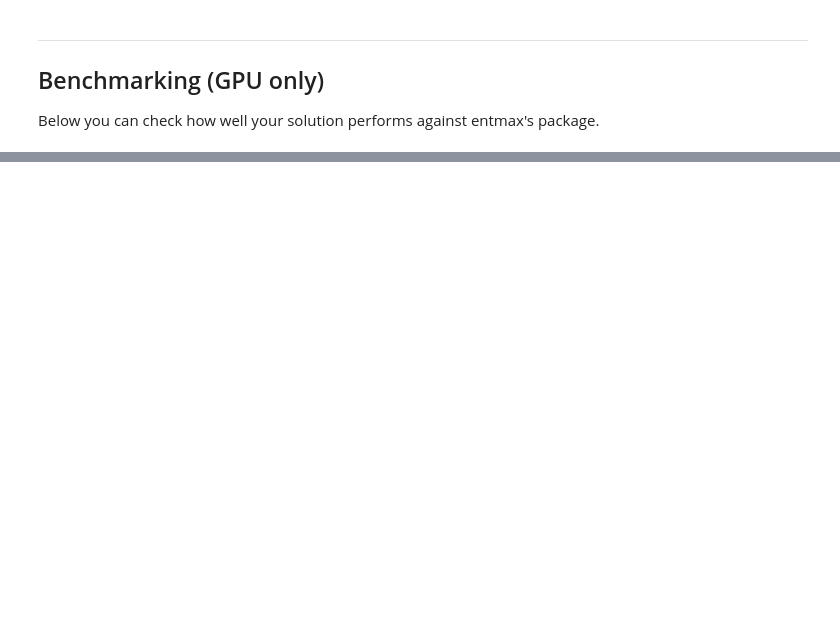
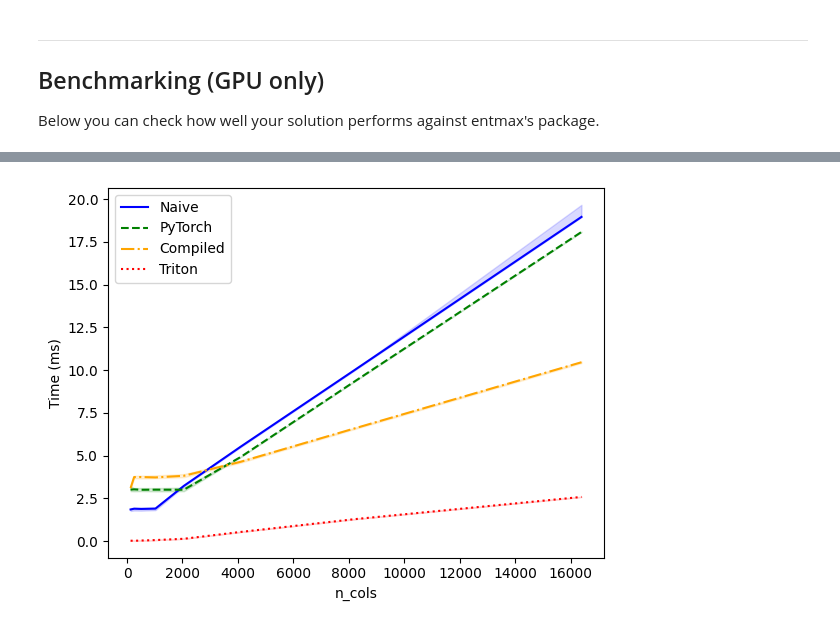
Before and after one commit to deep-spin/triton-tutorial, a Jupyter notebook: 3_fused_entmax.ipynb, the cells around one changed output, grey strips where cells are left out. Drawn from its saved outputs; the diff is of its cells as text; code cells hidden in the pictures; blank space fills up the shorter version.

```diff
--- a/3_fused_entmax.ipynb
+++ b/3_fused_entmax.ipynb
@@ -60 +101,21 @@ torch.manual_seed(42)
+# %%
+@torch.compile
+def entmax_transform_compiled(x, tau, alpha):
+    return torch.relu(x - tau) ** (1 / (alpha - 1))
+
+@torch.compile
+def entmax_compiled(z, alpha=1.5, dim=-1, n_iter=50):
+    x = (alpha - 1) * z
+    max_val = x.max()
+    tau_lower = max_val - 1
+    tau_upper = max_val - x.size(0) ** (1 - alpha)
+    for _ in range(n_iter):
+        tau = (tau_lower + tau_upper) / 2
+        p = entmax_transform_compiled(x, tau, alpha)  # Creates intermediate tensor!
+        if p.sum() > 1:  # Read entire p to compute sum
+            tau_lower = tau
+        else:
+            tau_upper = tau
+    p = entmax_transform_compiled(x, tau, alpha)
+    return p
 # %% [markdown]
@@ -202,26 +400,46 @@ Below you can check how well your solution performs against entmax's package.
 # %%
 @triton.testing.perf_report(
     triton.testing.Benchmark(
-        x_names=['size'],
-        x_vals=[4096, 8192, 16384],
+        x_names=['n_cols'],  # Column size as x-axis
+        x_vals=[128, 256, 512, 1024, 2048, 4096, 8192, 16384],
         line_arg='provider',
-        line_vals=['triton', 'torch'],
-        line_names=['Triton', 'Torch'],
-        styles=[('blue', '-'), ('green', '--')],
+        line_vals=['naive', 'pytorch', 'compiled', 'triton'],
+        line_names=['Naive', 'PyTorch', 'Compiled', 'Triton'],
+        styles=[('blue', '-'), ('green', '--'), ('orange', '-.'), ('red', ':')],
         ylabel='Time (ms)',
-        plot_name='entmax-perf',
-        args={},
-    ))
+        plot_name='entmax-performance',
+        args={'n_rows': 1024},  # Fix number of rows
+    )
+)
+def benchmark(n_rows, n_cols, provider):
+    """Benchmark softmax implementations."""
+    x = torch.randn(n_rows, n_cols, device=DEVICE, dtype=torch.float32)
 
+    quantiles = [0.5, 0.05, 0.95]
 
-def benchmark(size, provider):
     alpha = 1.5
     n_iter = 20
-    x = torch.rand((2048, size), device="cuda", dtype=torch.float32)
 
-    quantiles = [0.5, 0.2, 0.8]
-    if provider == 'torch':
-        ms, min_ms, max_ms = triton.testing.do_bench(lambda: entmax_bisect(x, n_iter=n_iter, dim=1), quantiles=quantiles, warmup=500, rep=1000)
-    if provider == 'triton':
-        ms, min_ms, max_ms = triton.testing.do_bench(lambda: entmax_triton(x, alpha=alpha, n_iter=n_iter), quantiles=quantiles, warmup=500, rep=1000)
-    return ms
+    if provider == 'naive':
+        ms, min_ms, max_ms = triton.testing.do_bench(
+            lambda: entmax_naive(x, alpha=alpha, n_iter=n_iter), quantiles=quantiles
+        )
+    elif provider == 'pytorch':
+        ms, min_ms, max_ms = triton.testing.do_bench(
+            lambda: entmax_bisect(x, alpha=alpha, n_iter=n_iter), quantiles=quantiles
+        )
+    elif provider == 'compiled':
+        ms, min_ms, max_ms = triton.testing.do_bench(
+            lambda: entmax_compiled(x, alpha=alpha, n_iter=n_iter), quantiles=quantiles
+        )
+    elif provider == 'triton':
+        ms, min_ms, max_ms = triton.testing.do_bench(
+            lambda: entmax_triton(x, n_iter=n_iter), quantiles=quantiles
+        )
+
+    return ms, max_ms, min_ms
+
+# Run benchmarks
+print("Running benchmarks...")
+results = benchmark.run(print_data=True, return_df=True, save_path='')
+# %% [output]
@@ -227,0 +457 @@ def benchmark(size, provider):
+[figure, added]
```
Also changed, not shown: parts of 20 cells of this notebook, 7 other files.
